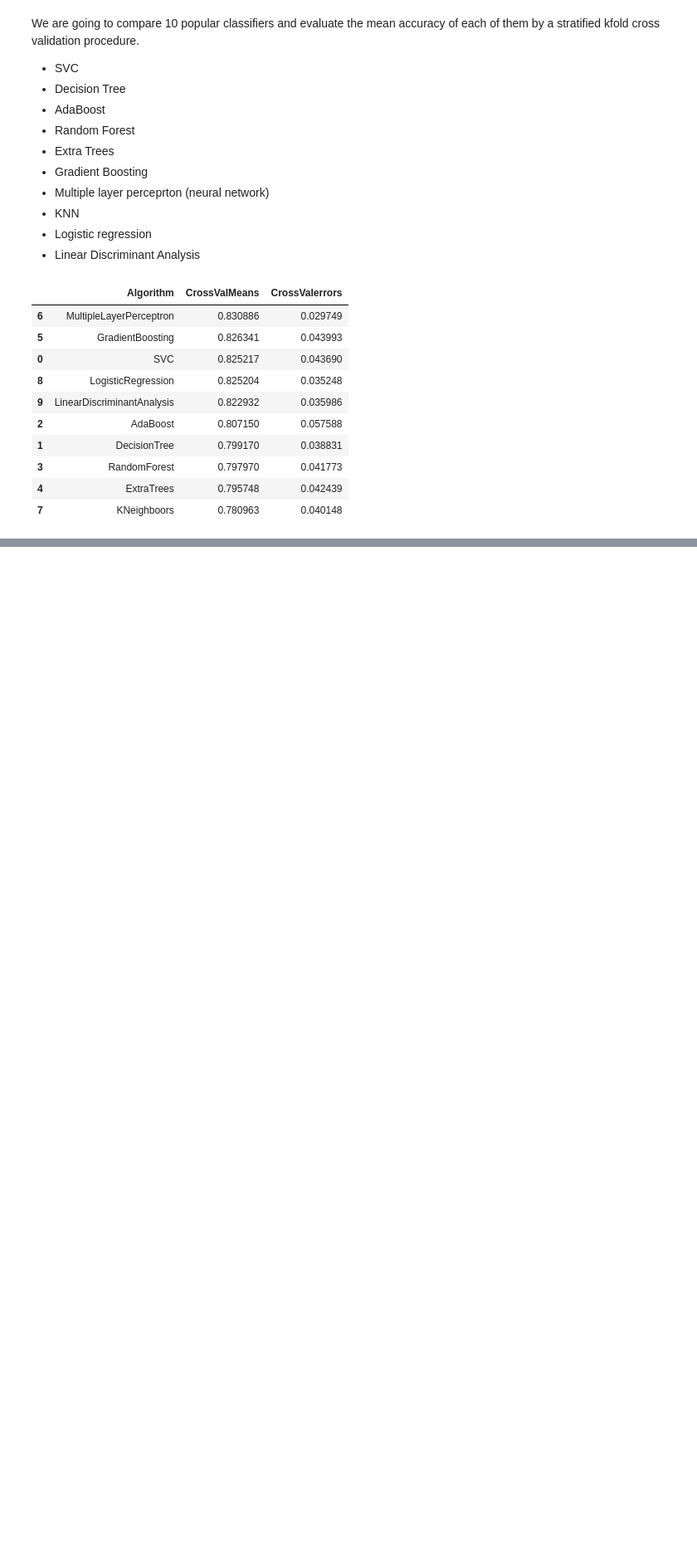
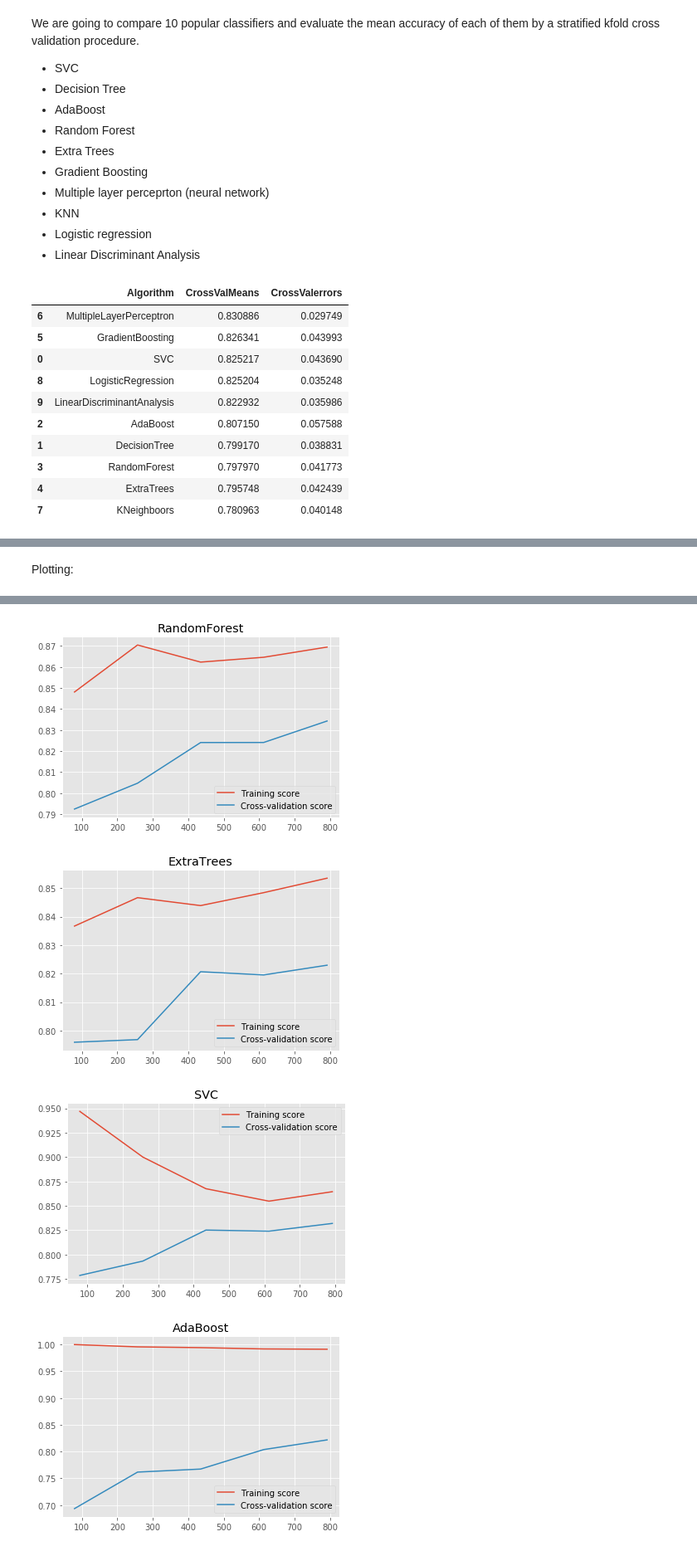
Before and after one commit to Juanan4290/Predicting-Property-Maintenance-Fines, a Jupyter notebook: TitanicChallenge/TitanicChallenge_v2.ipynb, the cells around one changed output, grey strips where cells are left out. Shown at 83% size. Drawn from its saved outputs; the diff is of its cells as text; code cells hidden in the pictures; blank space fills up the shorter version.

```diff
--- a/TitanicChallenge/TitanicChallenge_v2.ipynb
+++ b/TitanicChallenge/TitanicChallenge_v2.ipynb
@@ -649,7 +716,7 @@ cv_res.sort_values(['CrossValMeans'],ascending=False)
 # RFC Parameters tunning
 RFC = RandomForestClassifier()
 
-## Search grid for optimal parameters
+# Search grid for optimal parameters
 rf_param_grid = {"max_depth": [None],
               "max_features": [1, 3, 10],
               "min_samples_split": [2, 3, 10],
@@ -659,7 +726,7 @@ rf_param_grid = {"max_depth": [None],
               "criterion": ["gini"]}
 
 
-gsRFC = GridSearchCV(RFC,param_grid = rf_param_grid, cv=kfold, scoring="accuracy", n_jobs= , verbose = 1)
+gsRFC = GridSearchCV(RFC,param_grid = rf_param_grid, cv=kfold, scoring="accuracy", n_jobs= n_jobs, verbose = 1)
 
 gsRFC.fit(X_train,y_train)
 
@@ -676,0 +776,17 @@ Fitting 10 folds for each of 54 candidates, totalling 540 fits
+# %%
+# SVC classifier
+SVMC = SVC(probability=True)
+
+# Search grid for optimal parameters
+svc_param_grid = {'kernel': ['rbf'],
+                  'gamma': [ 0.001, 0.01, 0.1, 1],
+                  'C': [1, 10, 50, 100,200,300, 1000]}
+
+gsSVMC = GridSearchCV(SVMC,param_grid = svc_param_grid, cv=kfold, scoring="accuracy", n_jobs= n_jobs, verbose = 1)
+
+gsSVMC.fit(X_train,y_train)
+
+SVMC_best = gsSVMC.best_estimator_
+
+# Best score
+gsSVMC.best_score_
@@ -676,0 +801,27 @@ Fitting 10 folds for each of 54 candidates, totalling 540 fits
+# %%
+def plot_learning_curve(estimator, title, X, y, n_jobs = n_jobs, train_sizes = np.linspace(.1, 1.0, 5)):
+
+    plt.figure()
+    plt.title(title)
+
+    train_sizes, train_scores, test_scores = learning_curve(estimator, X, y,
+                                                            cv=kfold, n_jobs=n_jobs, train_sizes=train_sizes)
+
+    train_scores_mean = np.mean(train_scores, axis=1)
+    test_scores_mean = np.mean(test_scores, axis=1)
+
+    plt.plot(train_sizes, train_scores_mean, label="Training score")
+    plt.plot(train_sizes, test_scores_mean, label="Cross-validation score")
+
+    plt.legend(loc="best")
+
+    return plt
+# %% [markdown]
+Plotting:
+# %%
+plot_learning_curve(gsRFC.best_estimator_,"RandomForest",X_train,y_train)
+plot_learning_curve(gsExtC.best_estimator_,"ExtraTrees",X_train,y_train)
+plot_learning_curve(gsSVMC.best_estimator_,"SVC",X_train,y_train)
+plot_learning_curve(gsadaDTC.best_estimator_,"AdaBoost",X_train,y_train)
+plot_learning_curve(gsGBC.best_estimator_,"GradientBoosting",X_train,y_train)
+# %% [output]
@@ -676,0 +829,4 @@ Fitting 10 folds for each of 54 candidates, totalling 540 fits
+[figure, added]
+[figure, added]
+[figure, added]
+[figure, added]
```
Also changed, not shown: parts of 41 cells of this notebook, 1 other file.
